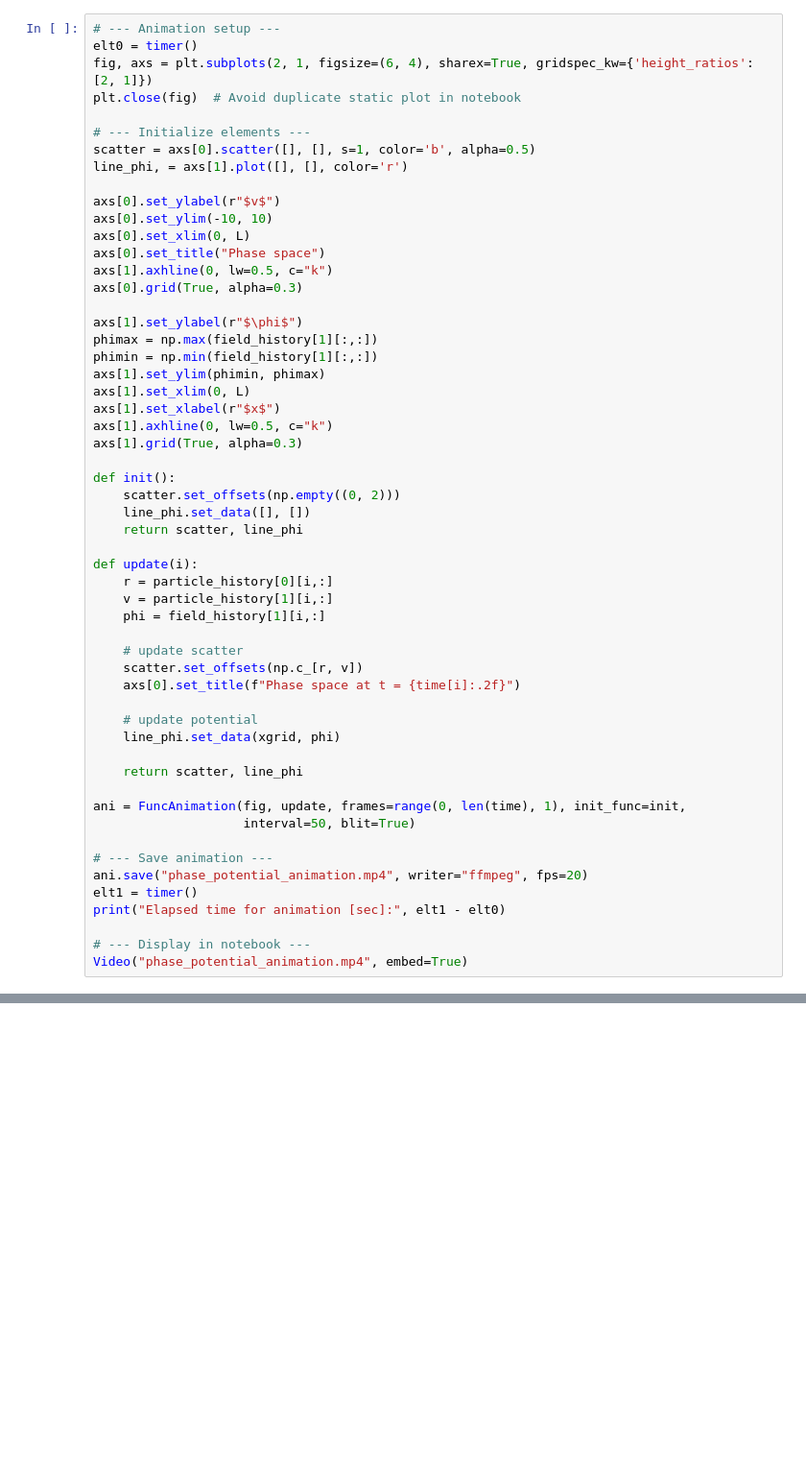
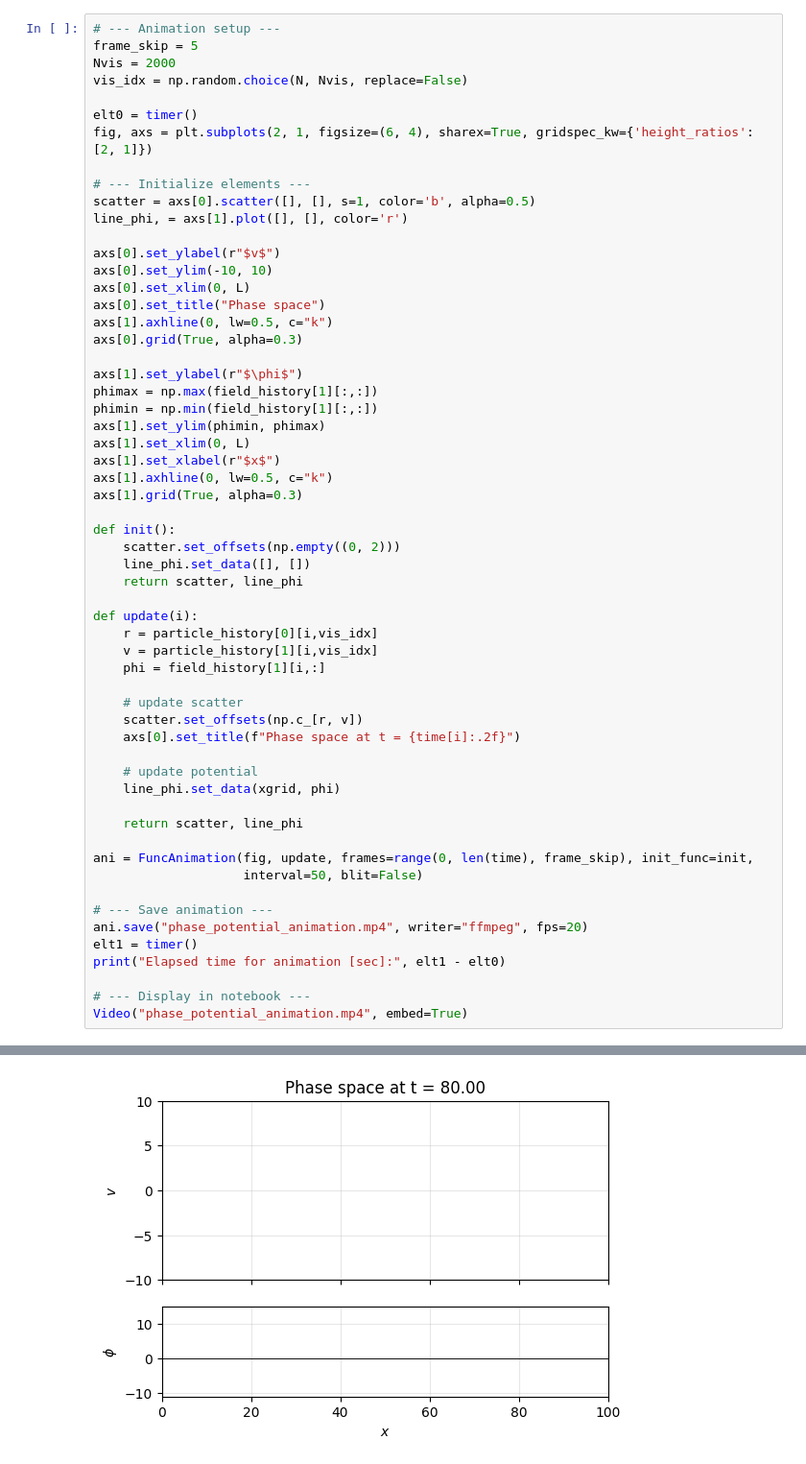
Before and after one commit to smaeyama/lec_SOKENDAI_Simulation_Science, a Jupyter notebook: fss2025/lec02_1d_pic/lec02_1d_pic.ipynb, the cells around one changed output, grey strips where cells are left out. Shown at 96% size. Cells and saved outputs as stored; diff of their text form; blank space fills up the shorter version.

```diff
--- a/fss2025/lec02_1d_pic/lec02_1d_pic.ipynb
+++ b/fss2025/lec02_1d_pic/lec02_1d_pic.ipynb
@@ -174,8 +189,11 @@ plt.show()
 # %%
 # --- Animation setup ---
+frame_skip = 5
+Nvis = 2000
+vis_idx = np.random.choice(N, Nvis, replace=False)
+
 elt0 = timer()
 fig, axs = plt.subplots(2, 1, figsize=(6, 4), sharex=True, gridspec_kw={'height_ratios': [2, 1]})
-plt.close(fig)  # Avoid duplicate static plot in notebook
 
 # --- Initialize elements ---
 scatter = axs[0].scatter([], [], s=1, color='b', alpha=0.5)
@@ -203,8 +221,8 @@ def init():
     return scatter, line_phi
 
 def update(i):
-    r = particle_history[0][i,:]
-    v = particle_history[1][i,:]
+    r = particle_history[0][i,vis_idx]
+    v = particle_history[1][i,vis_idx]
     phi = field_history[1][i,:]
 
     # update scatter
@@ -216,8 +234,8 @@ def update(i):
 
     return scatter, line_phi
 
-ani = FuncAnimation(fig, update, frames=range(0, len(time), 1), init_func=init,
-                    interval=50, blit=True)
+ani = FuncAnimation(fig, update, frames=range(0, len(time), frame_skip), init_func=init,
+                    interval=50, blit=False)
 
 # --- Save animation ---
 ani.save("phase_potential_animation.mp4", writer="ffmpeg", fps=20)
@@ -226,3 +244,4 @@ print("Elapsed time for animation [sec]:", elt1 - elt0)
 
 # --- Display in notebook ---
 Video("phase_potential_animation.mp4", embed=True)
+# %% [output]
@@ -228,0 +250 @@ Video("phase_potential_animation.mp4", embed=True)
+[figure, added]
```
Also changed, not shown: parts of 4 cells of this notebook.
